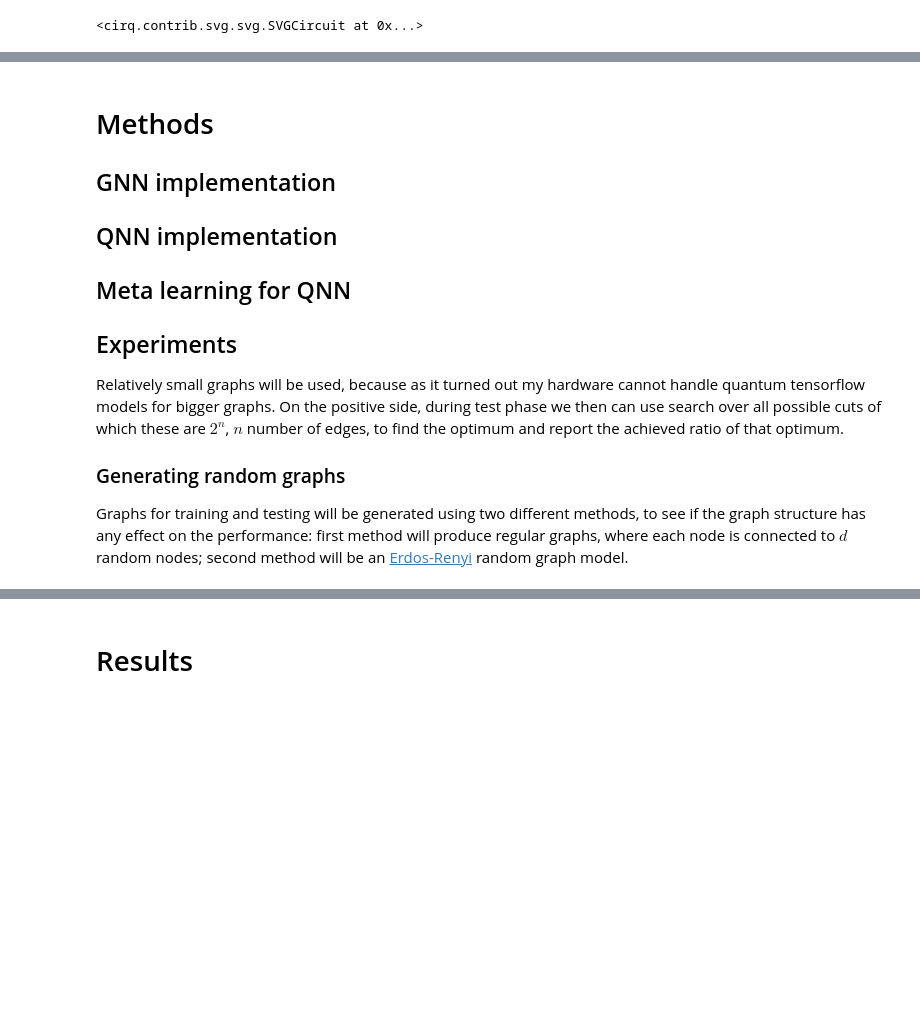
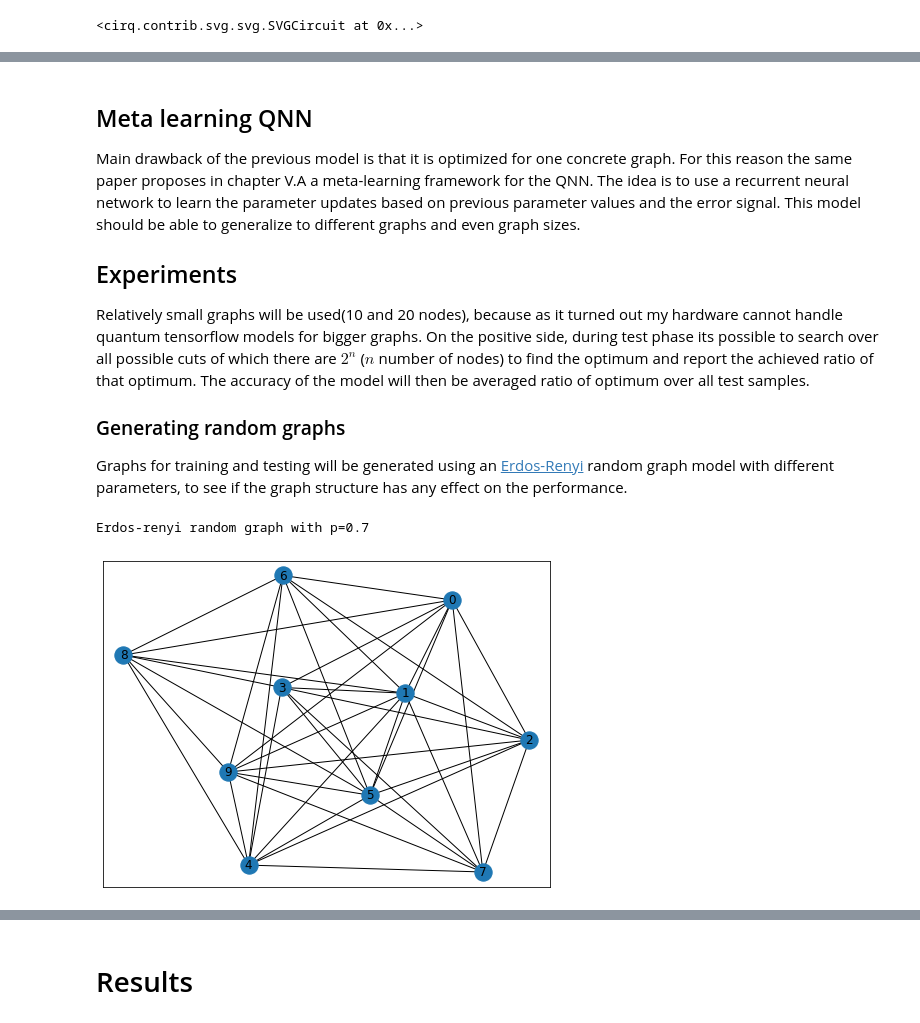
Before and after one commit to sergts/blog, a Jupyter notebook: _notebooks/2020-06-08-qnn-nn-maxcut.ipynb, the cells around one changed output, grey strips where cells are left out. Drawn from its saved outputs; the diff is of its cells as text; code cells hidden in the pictures; blank space fills up the shorter version.

```diff
--- a/_notebooks/2020-06-08-qnn-nn-maxcut.ipynb
+++ b/_notebooks/2020-06-08-qnn-nn-maxcut.ipynb
@@ -159,30 +171,26 @@ Quantum neural networks used here will be explored below, under the Methods sect
 # %% [markdown]
-# Methods
 
 
+## Meta learning QNN
 
-
-## GNN implementation
-
-
-
-
-## QNN implementation
-
-
-
-
-## Meta learning for QNN
-
-
+Main drawback of the previous model is that it is optimized for one concrete graph. For this reason the same paper proposes in chapter V.A a meta-learning framework for the QNN. The idea is to use a recurrent neural network to learn the parameter updates based on previous parameter values and the error signal. This model should be able to generalize to different graphs and even graph sizes.
 
 
 ## Experiments
 
-Relatively small graphs will be used, because as it turned out my hardware cannot handle quantum tensorflow models for bigger graphs. On the positive side, during test phase we then can use search over all possible cuts of which these are $2^n$, $n$ number of edges, to find the optimum and report the achieved ratio of that optimum.
-
+Relatively small graphs will be used(10 and 20 nodes), because as it turned out my hardware cannot handle quantum tensorflow models for bigger graphs. On the positive side, during test phase its possible to search over all possible cuts of which there are $2^n$ ($n$ number of nodes) to find the optimum and report the achieved ratio of that optimum. The accuracy of the model will then be averaged ratio of optimum over all test samples.
 
 
 ### Generating random graphs
 
-Graphs for training and testing will be generated using two different methods, to see if the graph structure has any effect on the performance: first method will produce regular graphs, where each node is connected to $d$ random nodes; second method will be an <a href="https://en.wikipedia.org/wiki/Erd%C5%91s%E2%80%93R%C3%A9nyi_model">Erdos-Renyi</a> random graph model.
+Graphs for training and testing will be generated using an <a href="https://en.wikipedia.org/wiki/Erd%C5%91s%E2%80%93R%C3%A9nyi_model">Erdos-Renyi</a> random graph model with different parameters, to see if the graph structure has any effect on the performance.
+# %%
+#hide-input
+
+graph = nx.erdos_renyi_graph(n=10,p=0.7)
+print('Erdos-renyi random graph with p=0.7')
+fig, ax = plt.subplots(1, 1, figsize=(8, 6));
+nx.draw_networkx(graph, ax=ax)
+# %% [output]
+Erdos-renyi random graph with p=0.7
+[figure, added]
```
Also changed, not shown: parts of 4 cells of this notebook.
